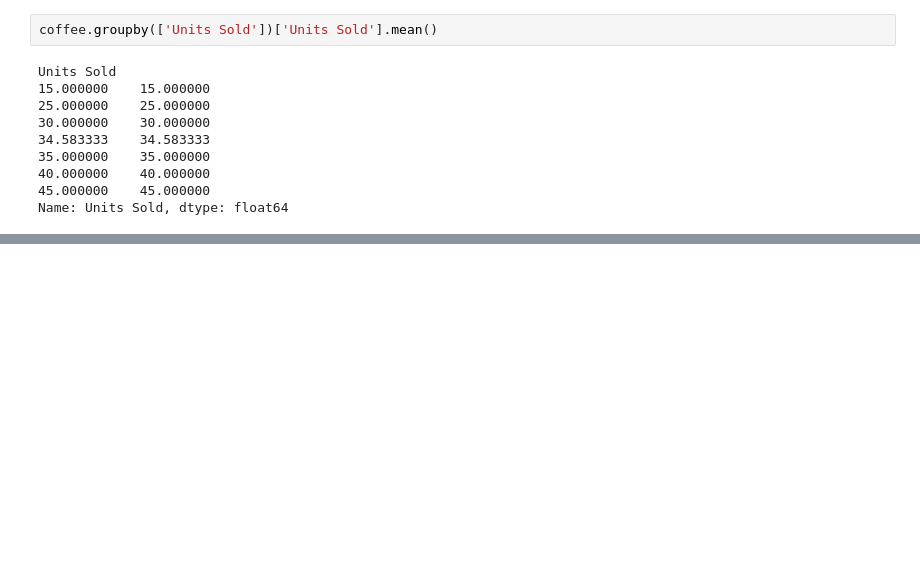
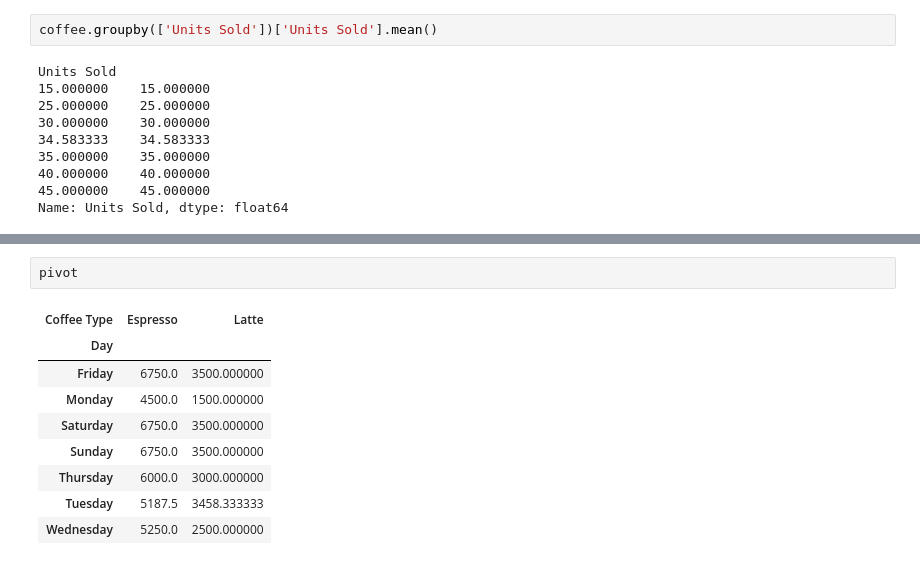
Before and after one commit to Ar3missss/pandas-project, a Jupyter notebook: practise.ipynb, the cells around one changed output, grey strips where cells are left out. Drawn from its saved outputs; the diff is of its cells as text; blank space fills up the shorter version.

```diff
--- a/practise.ipynb
+++ b/practise.ipynb
@@ -464,0 +508,12 @@ Name: Units Sold, dtype: float64
+# %%
+pivot
+# %% [output]
+| Coffee Type | Espresso | Latte |
+| Day |  |  |
+| Friday | 6750.0 | 3500.000000 |
+| Monday | 4500.0 | 1500.000000 |
+| Saturday | 6750.0 | 3500.000000 |
+| Sunday | 6750.0 | 3500.000000 |
+| Thursday | 6000.0 | 3000.000000 |
+| Tuesday | 5187.5 | 3458.333333 |
+| Wednesday | 5250.0 | 2500.000000 |
```
Also changed, not shown: parts of 11 cells of this notebook.
